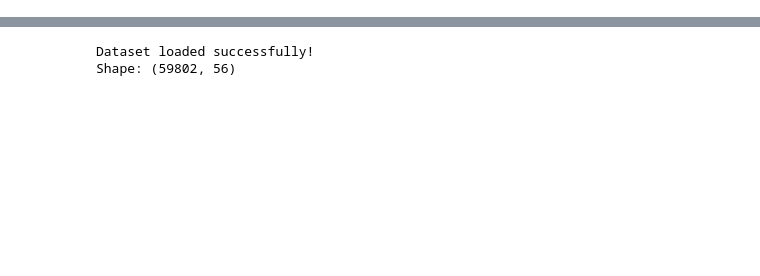
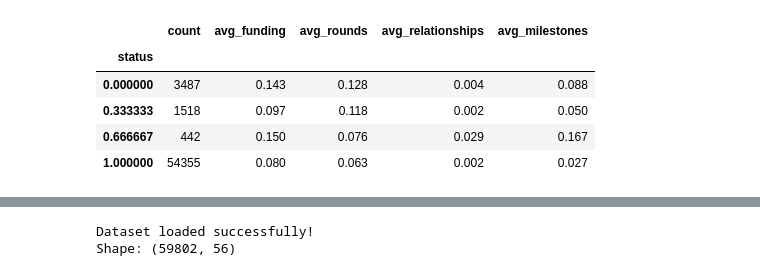
Before and after one commit to Guguloth-Devaharshini/startup-acquisition-ml-pipeline, a Jupyter notebook: notebooks/01_data_understanding.ipynb, the cells around one changed output, grey strips where cells are left out. Cells and saved outputs as stored; diff of their text form; code cells hidden in the pictures; blank space fills up the shorter version.

```diff
--- a/notebooks/01_data_understanding.ipynb
+++ b/notebooks/01_data_understanding.ipynb
@@ -2,0 +46,19 @@ import pandas as pd
+# %%
+import matplotlib.pyplot as plt
+
+status_summary = df.groupby("status").agg(
+    count=("status", "size"),
+    avg_funding=("funding_total_usd", "mean"),
+    avg_rounds=("funding_rounds", "mean"),
+    avg_relationships=("relationships", "mean"),
+    avg_milestones=("milestones", "mean")
+).round(3)
+
+status_summary
+# %% [output]
+|  | count | avg_funding | avg_rounds | avg_relationships | avg_milestones |
+| status |  |  |  |  |  |
+| 0.000000 | 3487 | 0.143 | 0.128 | 0.004 | 0.088 |
+| 0.333333 | 1518 | 0.097 | 0.118 | 0.002 | 0.050 |
+| 0.666667 | 442 | 0.150 | 0.076 | 0.029 | 0.167 |
+| 1.000000 | 54355 | 0.080 | 0.063 | 0.002 | 0.027 |
```
Also changed, not shown: parts of 40 cells of this notebook, 2 other files.
